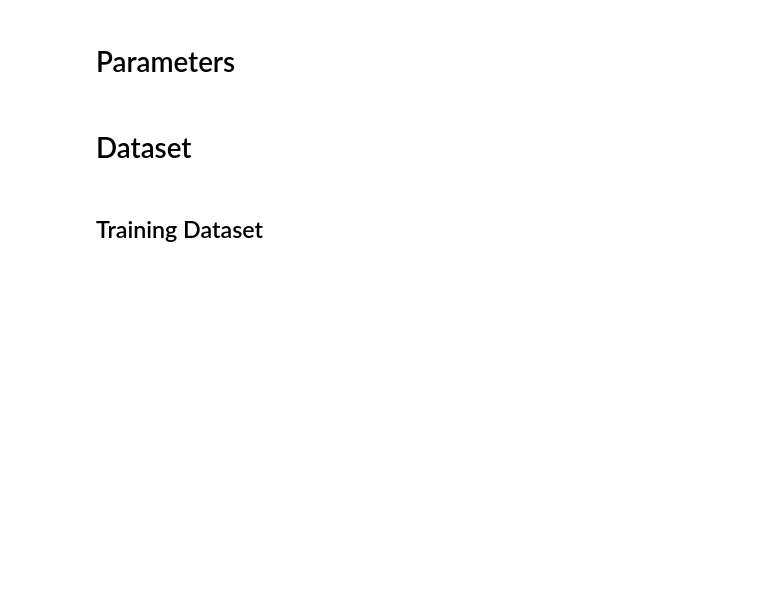
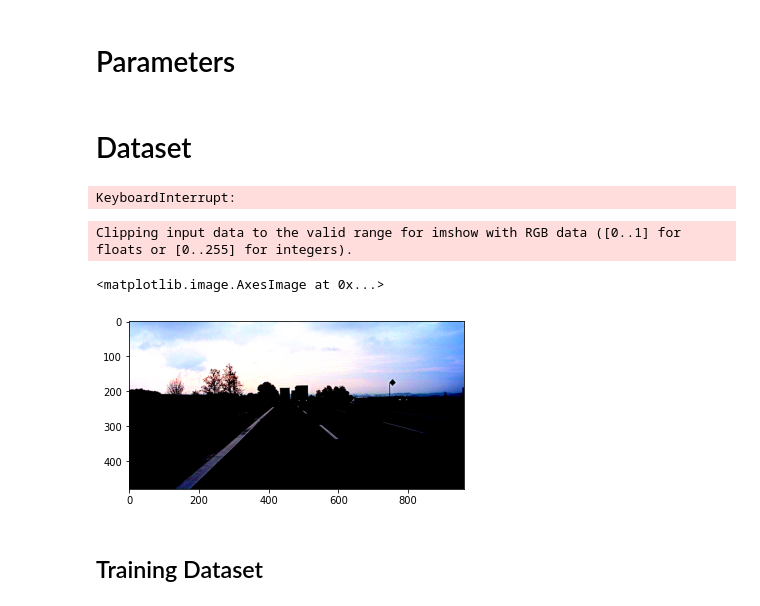
Before and after one commit to antoniojkim/Fast-SCNN, a Jupyter notebook: train.ipynb, the cells around one changed output. Cells and saved outputs as stored; diff of their text form; code cells hidden in the pictures; blank space fills up the shorter version.

Commit message:
Modified AudiDataset dataloader

```diff
--- a/train.ipynb
+++ b/train.ipynb
@@ -20,3 +20,18 @@ if params.crop_height * 2 != params.crop_width:
 log = params.get_logger('FastSCNN')
 # %% [markdown]
 # Dataset
+# %%
+training_dataloader = torch.utils.data.DataLoader(
+    AudiDataset(960, 1920, 0.5, "train"),
+    batch_size  = params.batch_size,
+    num_workers = 12,
+    shuffle     = False,
+    drop_last   = True
+)
+
+td = iter(training_dataloader)
+# %%
+%%timeit
+image, label = next(td)
+# %% [output]
+KeyboardInterrupt:
@@ -23,3 +45,9 @@ log = params.get_logger('FastSCNN')
+# %%
+plt.imshow(np.moveaxis(image.numpy(), 0, -1))
+# %% [output]
+Clipping input data to the valid range for imshow with RGB data ([0..1] for floats or [0..255] for integers).
+<matplotlib.image.AxesImage at 0x...>
+[figure, added]
 # %%
 # Check to see if all required paths are present
 if not os.path.join("data", "class_list.json"):
```
Also changed, not shown: parts of 2 cells of this notebook, 5 other files.
